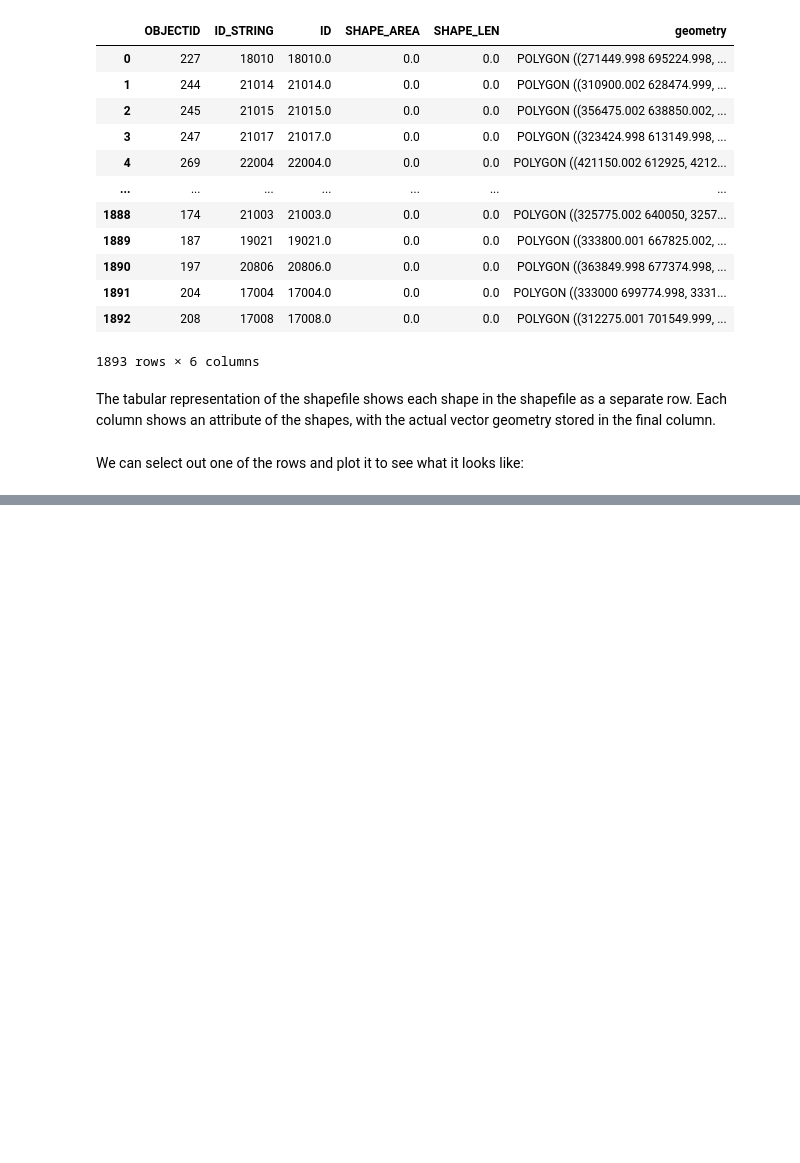
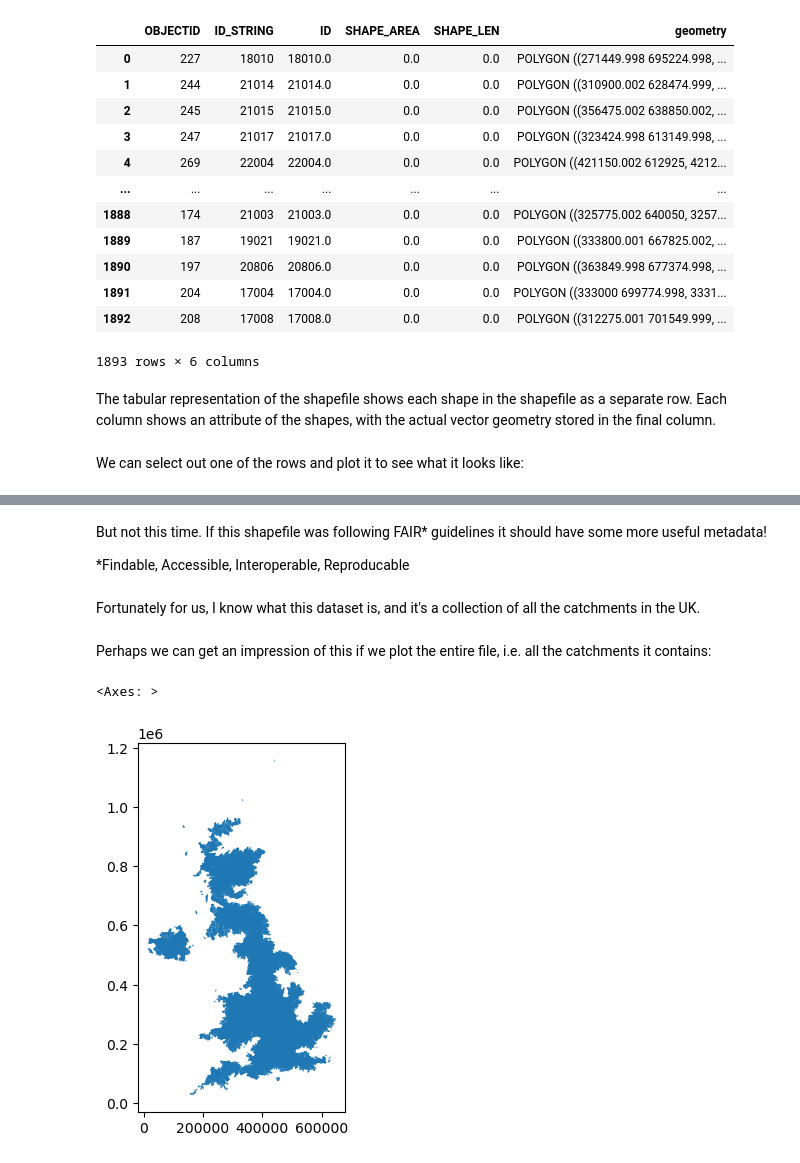
Before and after one commit to NERC-CEH/dri_gridded_data, a Jupyter notebook: notebooks/Examples_2.ipynb, the cells around one changed output, grey strips where cells are left out. Cells and saved outputs as stored; diff of their text form; code cells hidden in the pictures; blank space fills up the shorter version.

```diff
--- a/notebooks/Examples_2.ipynb
+++ b/notebooks/Examples_2.ipynb
@@ -52,0 +74,13 @@ We can select out one of the rows and plot it to see what it looks like:
+# %% [markdown]
+But not this time. If this shapefile was following FAIR\* guidelines it should have some more useful metadata!
+
+\*Findable, Accessible, Interoperable, Reproducable
+# %% [markdown]
+Fortunately for us, I know what this dataset is, and it's a collection of all the catchments in the UK.
+# %% [markdown]
+Perhaps we can get an impression of this if we plot the entire file, i.e. all the catchments it contains:
+# %%
+shapefile.plot()
+# %% [output]
+<Axes: >
+[figure, added]
```
Also changed, not shown: parts of 46 cells of this notebook.
